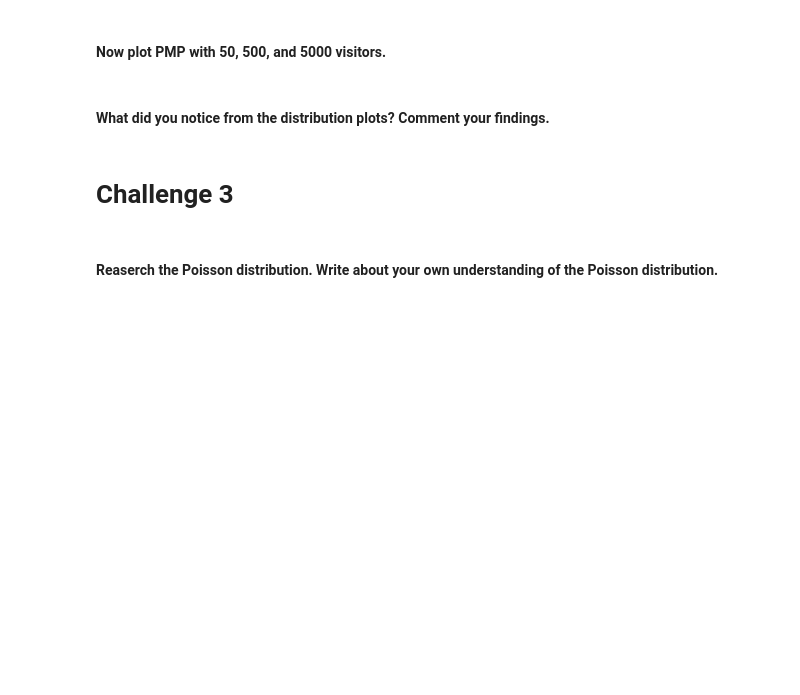
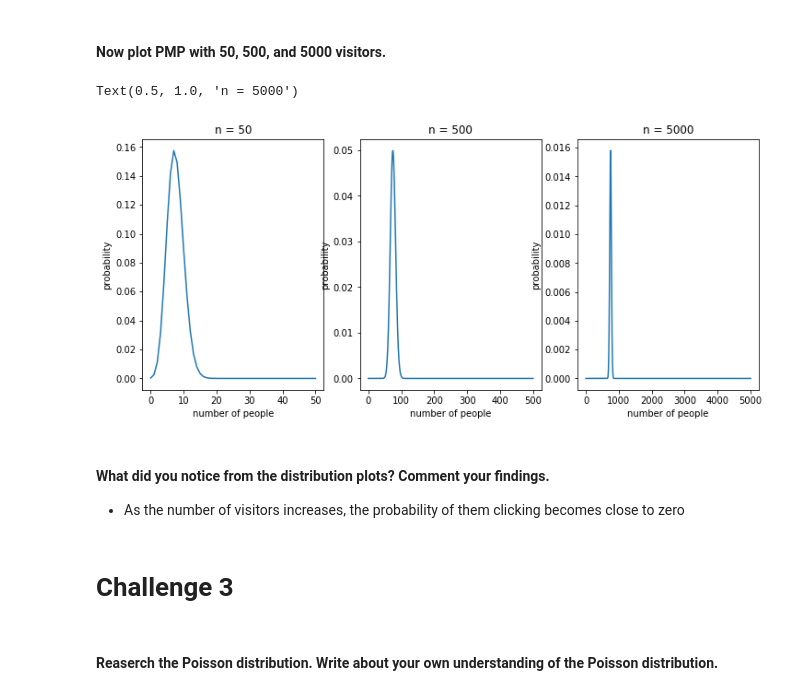
Before and after one commit to marisfont/madrid-oct-2018, a Jupyter notebook: module-2/lab-probability-distribution/your_code/main.ipynb, the cells around one changed output. Saved outputs shown, nothing was run; the diff lists cells and outputs as text; code cells hidden in the pictures; blank space fills up the shorter version.

```diff
--- a/module-2/lab-probability-distribution/your_code/main.ipynb
+++ b/module-2/lab-probability-distribution/your_code/main.ipynb
@@ -172,2 +175,35 @@ SyntaxError: invalid syntax (<ipython-input-95-e19e38e3f3e0>, line 2)
+# %%
+p = 0.15
+n_50 = 50
+k_50 = range(0,n_50+1)
+n_500 = 500
+k_500 = range(0,n_500+1)
+n_5000 = 5000
+k_5000 = range(0,n_5000+1)
+
+binomial_dist_50 = sci.binom.pmf(k_50, n_50, p)
+binomial_dist_500 = sci.binom.pmf(k_500, n_500, p)
+binomial_dist_5000 = sci.binom.pmf(k_5000, n_5000, p)
+
+fig, ax = plt.subplots(1,3, figsize=(12,5))
+
+ax[0].plot(k_50, binomial_dist_50)
+ax[0].set_xlabel('number of people')
+ax[0].set_ylabel('probability')
+ax[0].set_title('n = 50')
+
+ax[1].plot(k_500, binomial_dist_500)
+ax[1].set_xlabel('number of people')
+ax[1].set_ylabel('probability')
+ax[1].set_title('n = 500')
+
+ax[2].plot(k_5000, binomial_dist_5000)
+ax[2].set_xlabel('number of people')
+ax[2].set_ylabel('probability')
+ax[2].set_title('n = 5000')
+# %% [output]
+Text(0.5, 1.0, 'n = 5000')
+[figure, added]
 # %% [markdown]
 #### What did you notice from the distribution plots? Comment your findings.
+- As the number of visitors increases, the probability of them clicking becomes close to zero
```
Also changed, not shown: parts of 9 cells of this notebook.
